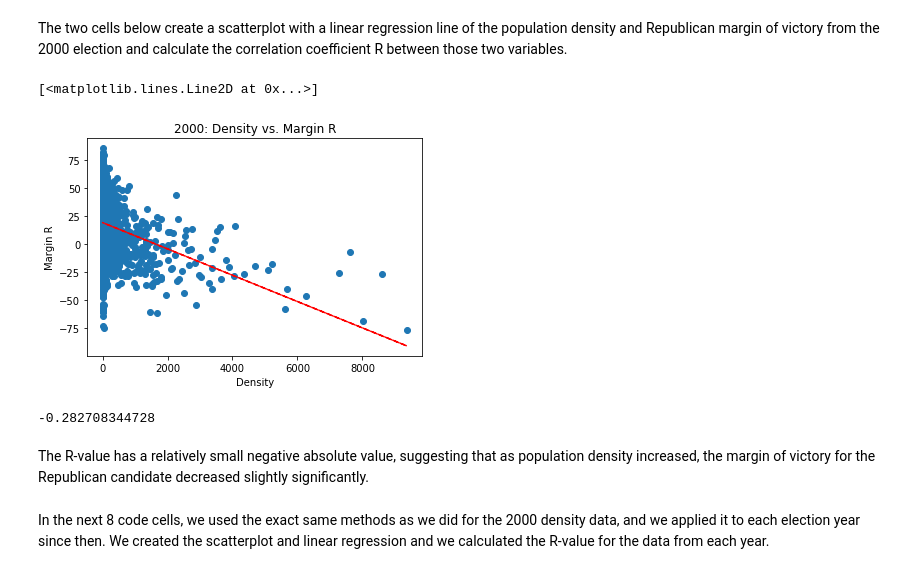
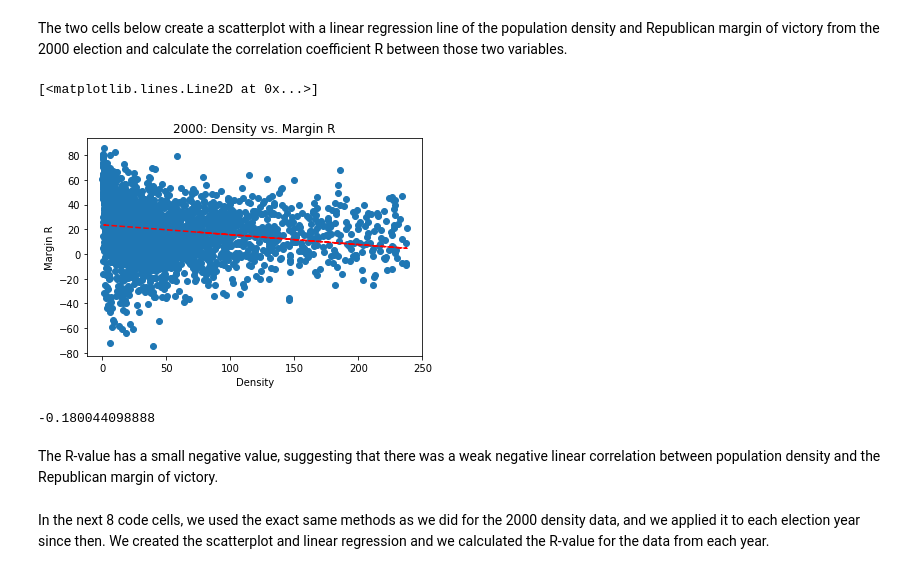
Before and after one commit to GiacomoPuccini/COGS108_Repo, a Jupyter notebook: FinalProject.ipynb, the cells around one changed output. Saved outputs shown, nothing was run; the diff lists cells and outputs as text; code cells hidden in the pictures.

```diff
--- a/FinalProject.ipynb
+++ b/FinalProject.ipynb
@@ -338,28 +428,28 @@ First, we decided to analyze the correlation between population density and the
 # %% [markdown]
 The two cells below create a scatterplot with a linear regression line of the population density and Republican margin of victory from the 2000 election and calculate the correlation coefficient R between those two variables.
 # %%
-# Make two new lists to plot over x and y axes
-data2000margin = data2000.loc[data2000['density2000'] < POP_DENSITY_CUTOFF]['margin_R']
-data2000density = data2000.loc[data2000['density2000'] < POP_DENSITY_CUTOFF]['density2000']
+# Make two new lists to plot over x and y axes - take out outliers
+data2000margin1 = data2000.loc[data2000['density2000'] < density_cutoff2000]['margin_R']
+data2000density = data2000.loc[data2000['density2000'] < density_cutoff2000]['density2000']
 
 # Make the scatterplot, label it, and include a linear regression line
-corrplot2 = plt.scatter(data2000density, data2000margin)
+corrplot2 = plt.scatter(data2000density, data2000margin1)
 plt.xlabel('Density')
 plt.ylabel('Margin R')
 plt.title('2000: Density vs. Margin R')
-z2 = np.polyfit(data2000density, data2000margin, 1)
+z2 = np.polyfit(data2000density, data2000margin1, 1)
 p2 = np.poly1d(z2)
 plt.plot(data2000density, p2(data2000density), "r--")
 # %% [output]
 [<matplotlib.lines.Line2D at 0x...>]
-[figure, old version]
+[figure, new version]
 # %%
-R2000_Density = np.corrcoef(x = data2000density, y = data2000margin)
+R2000_Density = np.corrcoef(x = data2000density, y = data2000margin1)
 print(R2000_Density[0][1])
 # %% [output]
--0.282708344728
+-0.180044098888
 # %% [markdown]
-The R-value has a relatively small negative absolute value, suggesting that as population density increased, the margin of victory for the Republican candidate decreased slightly significantly.
+The R-value has a small negative value, suggesting that there was a weak negative linear correlation between population density and the Republican margin of victory.
 # %% [markdown]
 In the next 8 code cells, we used the exact same methods as we did for the 2000 density data, and we applied it to each election year since then. We created the scatterplot and linear regression and we calculated the R-value for the data from each year.
 # %% [markdown]
```
Also changed, not shown: parts of 32 cells of this notebook.
